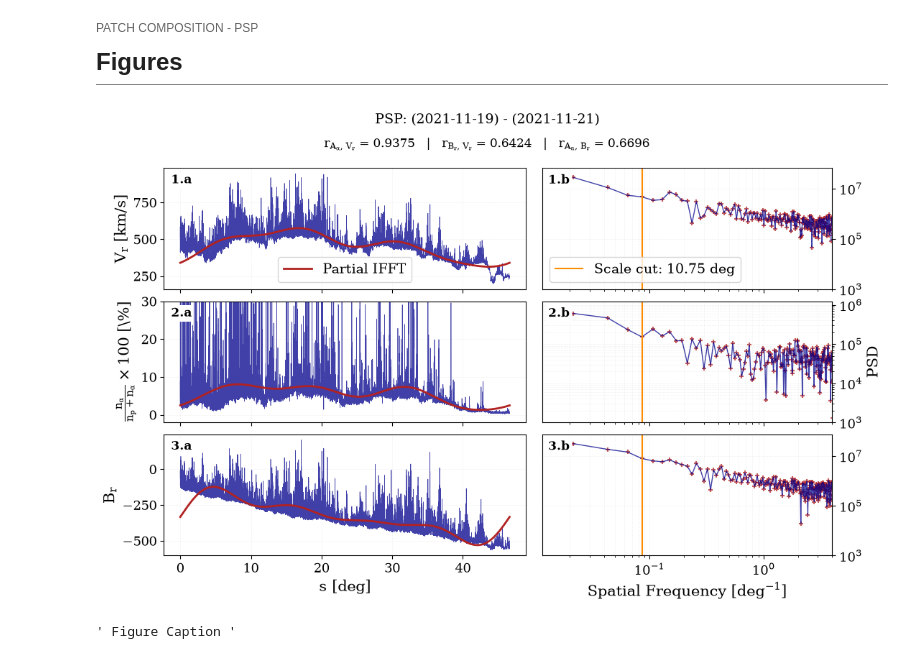
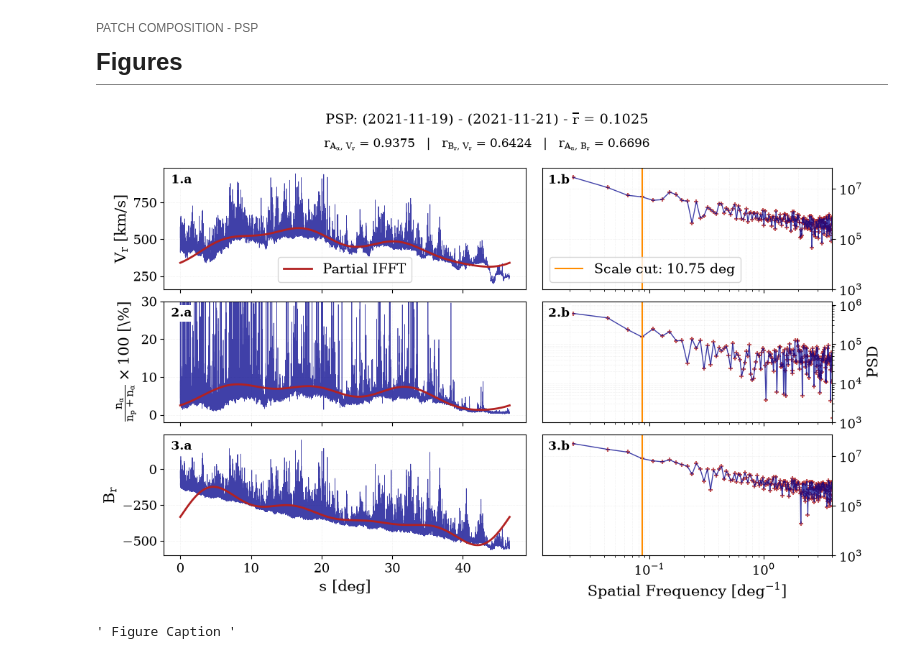
Before and after one commit to TristanVrg/patch-composition, a Jupyter notebook: Analysis/patch-psp.ipynb, the cells around one changed output. Saved outputs shown, nothing was run; the diff lists cells and outputs as text; code cells hidden in the pictures.

```diff
--- a/Analysis/patch-psp.ipynb
+++ b/Analysis/patch-psp.ipynb
@@ -765,10 +765,13 @@ corrs = [
     (r"$r_{B_r,\,V_r}$",        r_b_vr),
     (r"$r_{A_\alpha,\,B_r}$",   r_a_b),
 ]
+
 subtitle = "   |   ".join(f"{lab} = {val:.4f}" for lab, val in corrs)
 
+r_avrg = np.mean(data_psp['r_sun'])
+
 fig.suptitle(
-    rf"PSP: ({start_PSP.strftime('%Y-%m-%d')}) - ({stop_PSP.strftime('%Y-%m-%d')})",
+    rf"PSP: ({start_PSP.strftime('%Y-%m-%d')}) - ({stop_PSP.strftime('%Y-%m-%d')}) - $\overline{{r}}$ = {r_avrg:.4f}",
     fontsize=14,
     y=0.99
 )
@@ -858,36 +861,37 @@ ax_b_spec.yaxis.tick_right()
 ax_b_spec.yaxis.set_label_position("right")
 
 
 # --- Panel labels
 panel_labels = {
     ax_v:      "1.a", ax_v_spec: "1.b",
     ax_a:      "2.a", ax_a_spec: "2.b",
     ax_b:      "3.a", ax_b_spec: "3.b",
 }
 
 for ax, lab in panel_labels.items():
     ax.text(
         0.02, 0.95, lab,
         transform=ax.transAxes,
         ha="left", va="top",
         fontsize=12, fontweight="bold",
         bbox=dict(facecolor="white", edgecolor="none", alpha=1.0, pad=2),
         zorder=10,
     )
 
 # Save
 fig.savefig(
     Path("..") / "Results" / "Figures" /
-    f"PSP-corr_{start_PSP.strftime('%Y-%m-%d')}_"
-    f"{stop_PSP.strftime('%Y-%m-%d')}_"
+    f"PSP_corr_{start_PSP.strftime('%Y%m%d')}_"
+    f"{stop_PSP.strftime('%Y%m%d')}_"
+    f"{r_avrg:.4f}_"
     f"{round(1/f_cut, 2)}.png",
     dpi=300,
     bbox_inches="tight"
 )
 
 plt.show()
 # %% [output]
-[figure, old version]
+[figure, new version]
 # %%
 """ Figure Caption """
 # %% [output]
```
Also changed, not shown: 3 other files.
